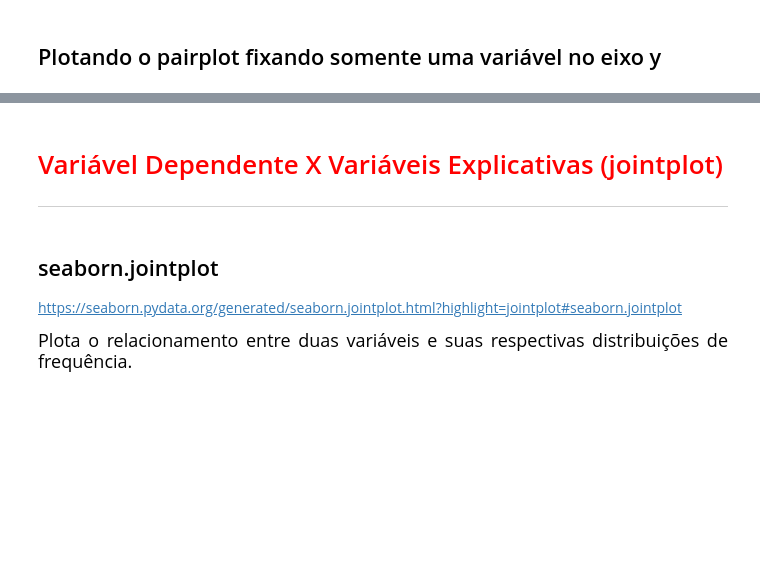
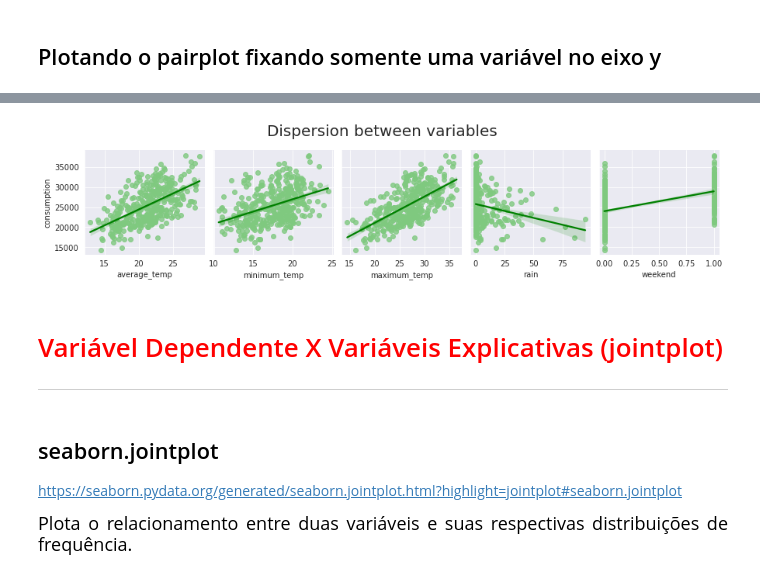
Before and after one commit to Gabriel-limadev/data_science_study, a Jupyter notebook: 5 - Regressão linear: testando relações e prevendo resultados/course_files/regressao_linear.ipynb, the cells around one changed output, grey strips where cells are left out. Drawn from its saved outputs; the diff is of its cells as text; code cells hidden in the pictures; blank space fills up the shorter version.

```diff
--- a/5 - Regressão linear: testando relações e prevendo resultados/course_files/regressao_linear.ipynb
+++ b/5 - Regressão linear: testando relações e prevendo resultados/course_files/regressao_linear.ipynb
@@ -290,3 +309,18 @@ https://seaborn.pydata.org/generated/seaborn.pairplot.html?highlight=pairplot#se
+# %%
+ax = sns.pairplot(
+    data,
+    y_vars = 'consumption',
+    x_vars = ['average_temp', 'minimum_temp', 'maximum_temp', 'rain', 'weekend'],
+    kind = 'reg',
+    plot_kws= {
+        'line_kws':{
+            'color':'green',
+        },
+    }
+)
+ax.fig.suptitle('Dispersion between variables', fontsize = 20, y = 1.15);
+# %% [output]
+[figure, added]
 # %% [markdown]
 # <font color='red' style='font-size: 30px;'>Variável Dependente X Variáveis Explicativas (jointplot)</font>
 <hr style='border: 2px solid red;'>
```
Also changed, not shown: parts of 10 cells of this notebook.
